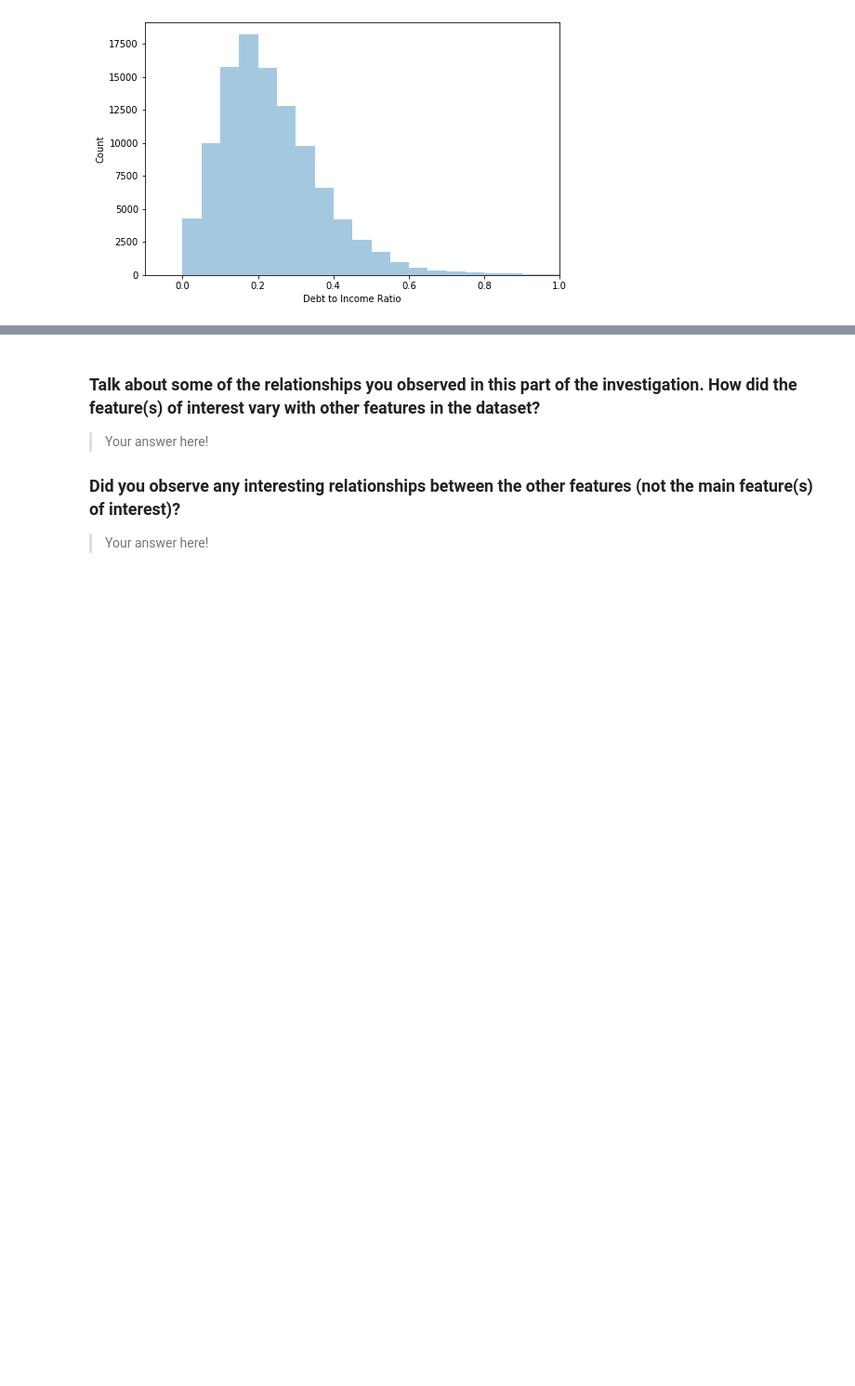
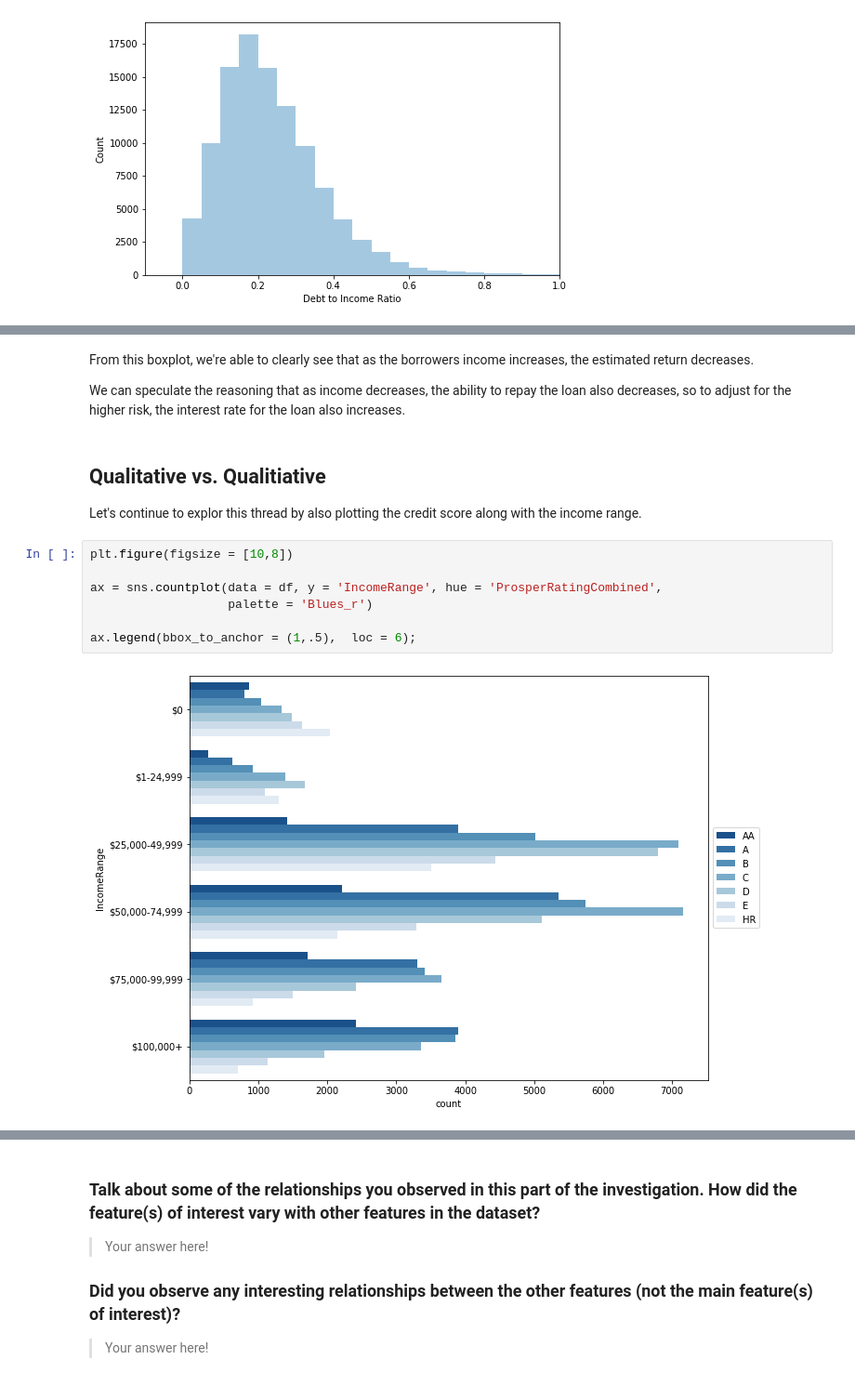
Before and after one commit to 0xjimm/prosper-loan-data-findings, a Jupyter notebook: prosper-loan-data-exploration.ipynb, the cells around one changed output, grey strips where cells are left out. Shown: that part at 93% size. Drawn from its saved outputs; the diff is of its cells as text; blank space fills up the shorter version.

Commit message:
Update bivariate exploration

```diff
--- a/prosper-loan-data-exploration.ipynb
+++ b/prosper-loan-data-exploration.ipynb
@@ -405,0 +452,17 @@ fashion in the previous section (univariate exploration).
+# %% [markdown]
+From this boxplot, we're able to clearly see that as the borrowers income increases, the estimated return decreases.
+
+We can speculate the reasoning that as income decreases, the ability to repay the loan also decreases, so to adjust for the higher risk, the interest rate for the loan also increases.
+# %% [markdown]
+## Qualitative vs. Qualitiative
+
+Let's continue to explor this thread by also plotting the credit score along with the income range.
+# %%
+plt.figure(figsize = [10,8])
+
+ax = sns.countplot(data = df, y = 'IncomeRange', hue = 'ProsperRatingCombined',
+                   palette = 'Blues_r')
+
+ax.legend(bbox_to_anchor = (1,.5),  loc = 6);
+# %% [output]
+[figure, added]
```
Also changed, not shown: parts of 9 cells of this notebook.
